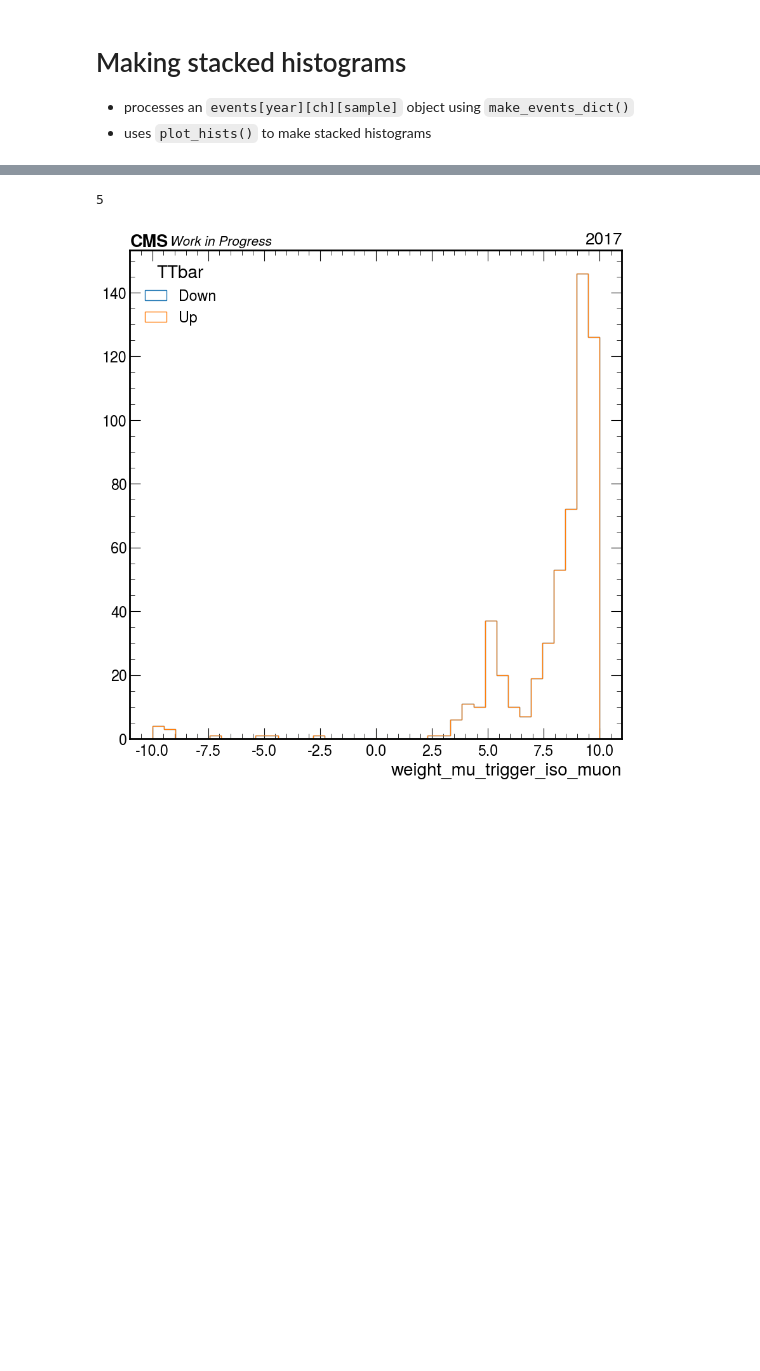
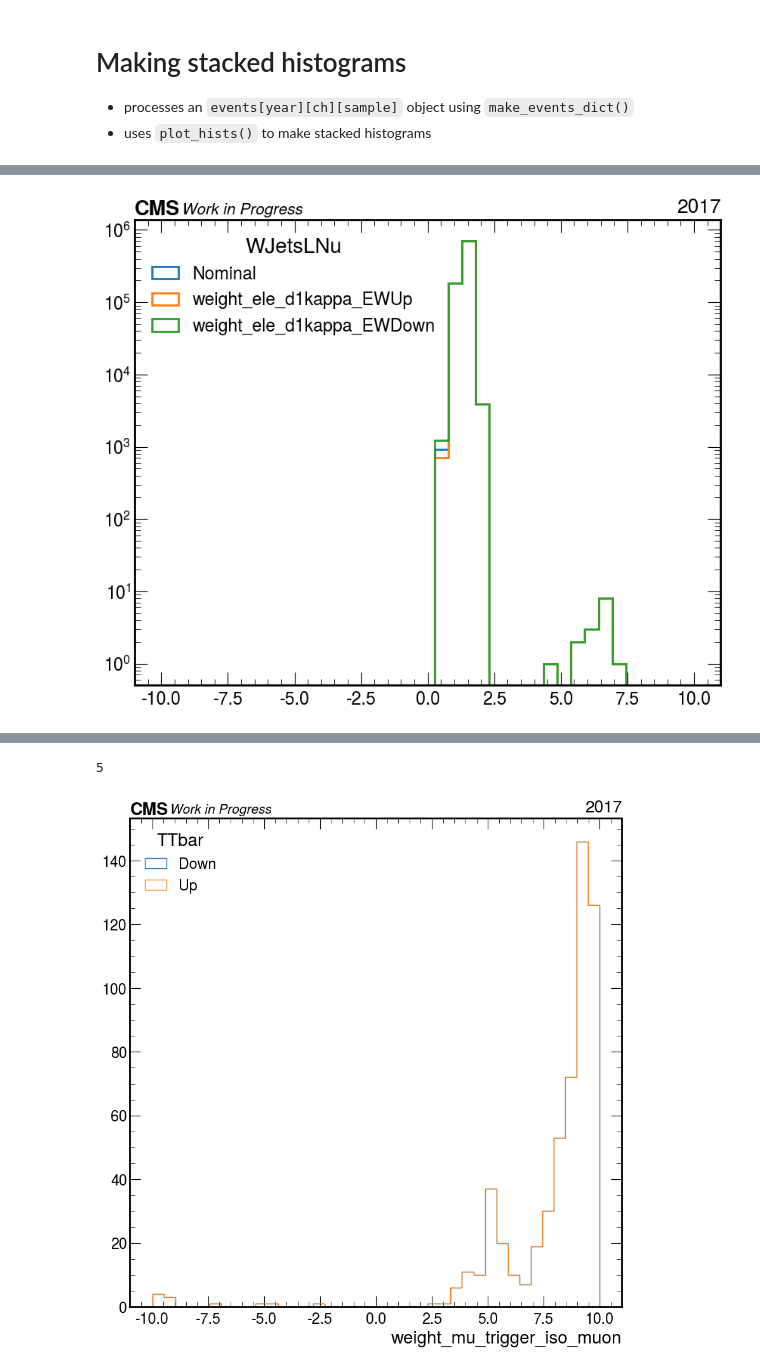
Before and after one commit to quinnanm/boostedhiggs, a Jupyter notebook: binder/weights_hists.ipynb, the cells around one changed output, grey strips where cells are left out. Saved outputs shown, nothing was run; the diff lists cells and outputs as text; code cells hidden in the pictures; blank space fills up the shorter version.

```diff
--- a/binder/weights_hists.ipynb
+++ b/binder/weights_hists.ipynb
@@ -149,0 +35,6 @@ dict_keys(['WJetsLNu', 'DYJets', 'VBF', 'VH', 'TTbar', 'SingleTop', 'ggF', 'WZQQ
+# %%
+# get lumi
+with open("../fileset/luminosity.json") as f:
+    luminosity = json.load(f)
+
+luminosity
@@ -204,0 +205,46 @@ plt.savefig(f"neg_weights/{sample}.pdf")
+# %%
+ch = "ele"
+year = "2018"
+region = "pass"
+sample = "WJetsLNu"
+
+fig,ax = plt.subplots(figsize=(10,8))
+x = "weight_ele"
+ax.hist(
+    events_dict[region][year][ch][sample][x].values,
+    bins=np.linspace(-10,10,40),
+    histtype="step",
+    linewidth=2,
+    label="Nominal"
+)
+x = "weight_ele_d1kappa_EWUp"
+ax.hist(
+    events_dict[region][year][ch][sample][x].values,
+    bins=np.linspace(-10,10,40),
+    histtype="step",
+    linewidth=2,
+    label=x
+)
+x = "weight_ele_d1kappa_EWDown"
+ax.hist(
+    events_dict[region][year][ch][sample][x].values,
+    bins=np.linspace(-10,10,40),
+    histtype="step",
+    linewidth=2,
+    label=x
+)
+
+if weight == f"weight_{ch}":
+    ax.set_xlabel("Event weight")
+else:
+    ax.set_xlabel(weight)
+ax.legend(title=sample)
+# ax.set_xlim(-100,100)
+hep.cms.lumitext(
+    "2017", ax=ax, fontsize=20
+)
+hep.cms.text("Work in Progress", ax=ax, fontsize=15);
+ax.set_yscale("log")
+# plt.savefig(f"neg_weights/{sample}.pdf")
+# %% [output]
+[figure, added]
```
Also changed, not shown: parts of 16 cells of this notebook, 35 other files.
